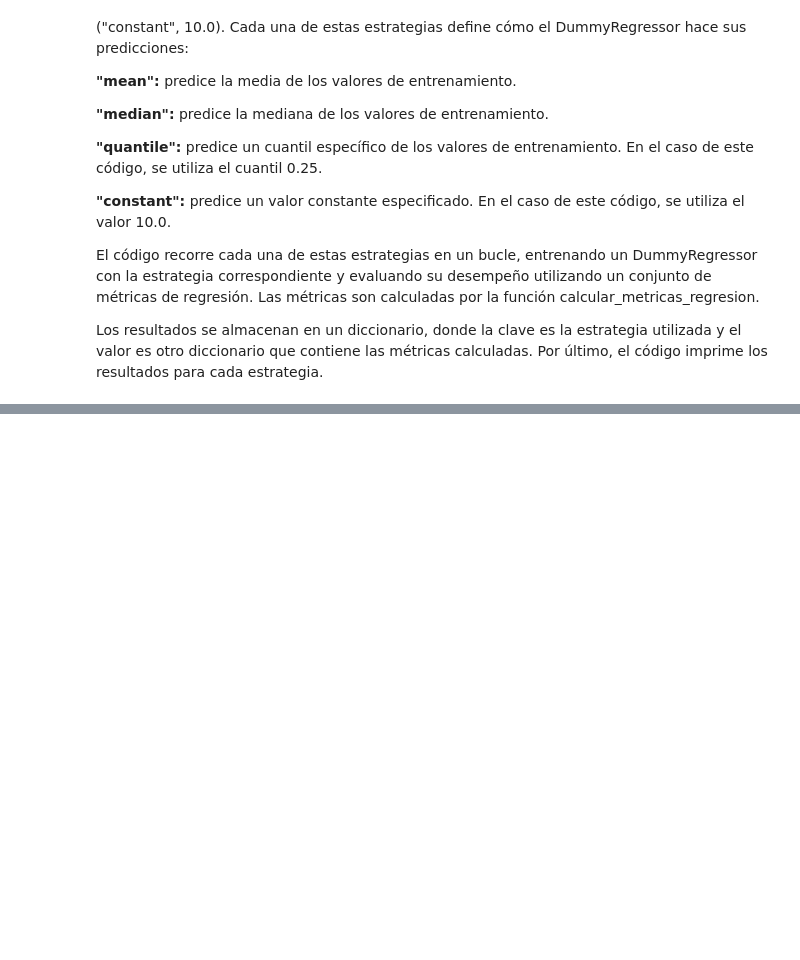
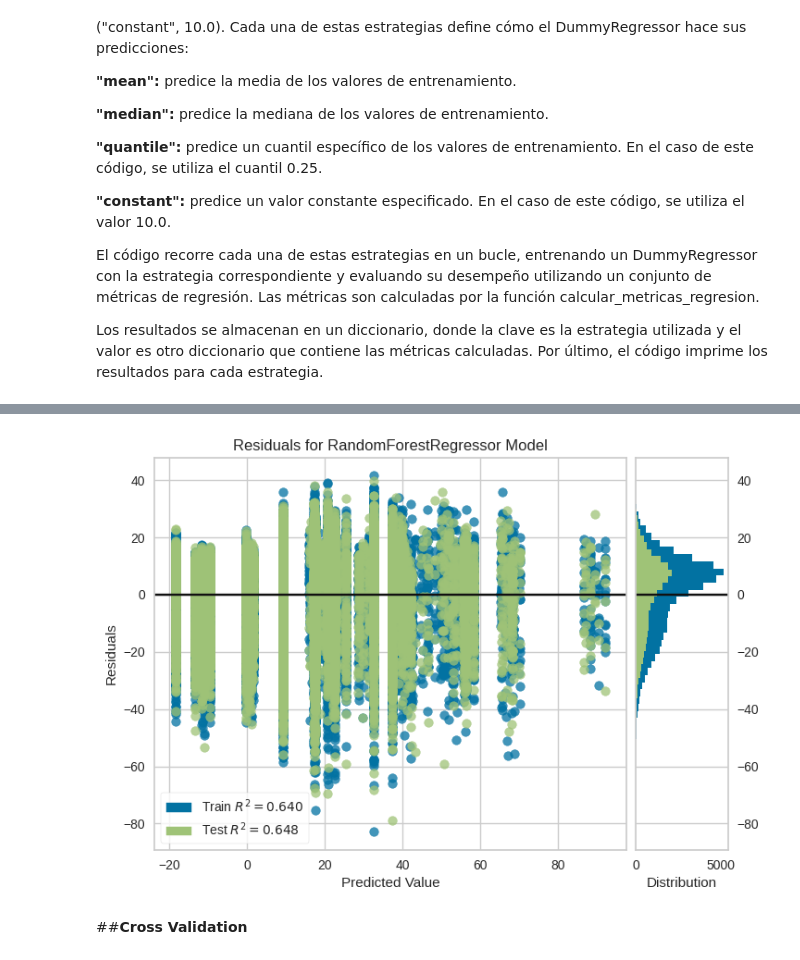
Before and after one commit to Ivan8Garcia/data-science, a Jupyter notebook: optimizacion_aeroportuaria.ipynb, the cells around one changed output, grey strips where cells are left out. Cells and saved outputs as stored; diff of their text form; code cells hidden in the pictures; blank space fills up the shorter version.

```diff
--- a/optimizacion_aeroportuaria.ipynb
+++ b/optimizacion_aeroportuaria.ipynb
@@ -522,0 +548,8 @@ Los resultados se almacenan en un diccionario, donde la clave es la estrategia u
+# %%
+from yellowbrick.regressor import residuals_plot
+
+viz= residuals_plot(modelo,X_train,y_train,X_test,y_test);
+# %% [output]
+[figure, added]
+# %% [markdown]
+##**Cross Validation**
```
Also changed, not shown: parts of 23 cells of this notebook.
